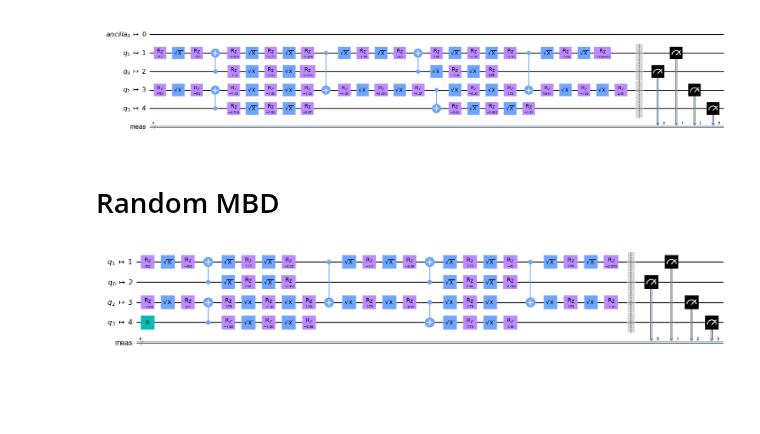
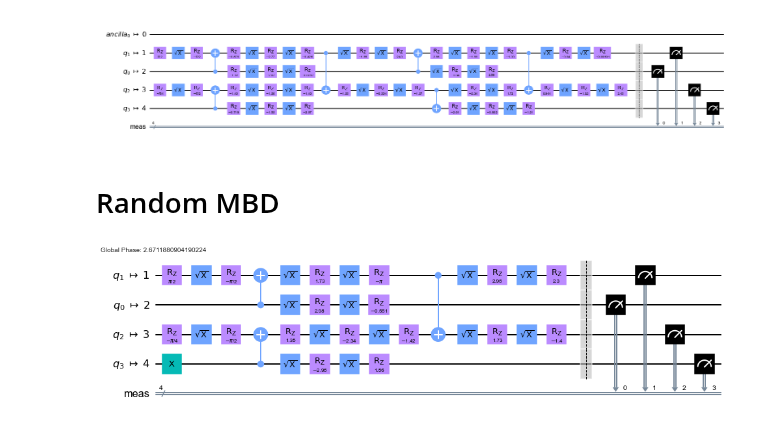
Before and after one commit to qiskit-community/ml-qem, a Jupyter notebook: docs/tutorials/h02_mbd_data_gen.ipynb, the cells around one changed output. Drawn from its saved outputs; the diff is of its cells as text; code cells hidden in the pictures; blank space fills up the shorter version.

```diff
--- a/docs/tutorials/h02_mbd_data_gen.ipynb
+++ b/docs/tutorials/h02_mbd_data_gen.ipynb
@@ -254,8 +254,8 @@ def construct_random_mbd_func(num_steps):
     circuit = transpile(random_mbl, backend=backend_noisy, optimization_level=3)
     return circuit
 # %%
-construct_random_mbd_func(2).draw('mpl', fold=-1, idle_wires=False)
+construct_random_mbd_func(1).draw('mpl', fold=-1, idle_wires=False)
 # %% [output]
-[figure, old version]
+[figure, new version]
 # %%
 steps = list(range(10))
```
Also changed, not shown: parts of 1 cell of this notebook, 17 other files.
